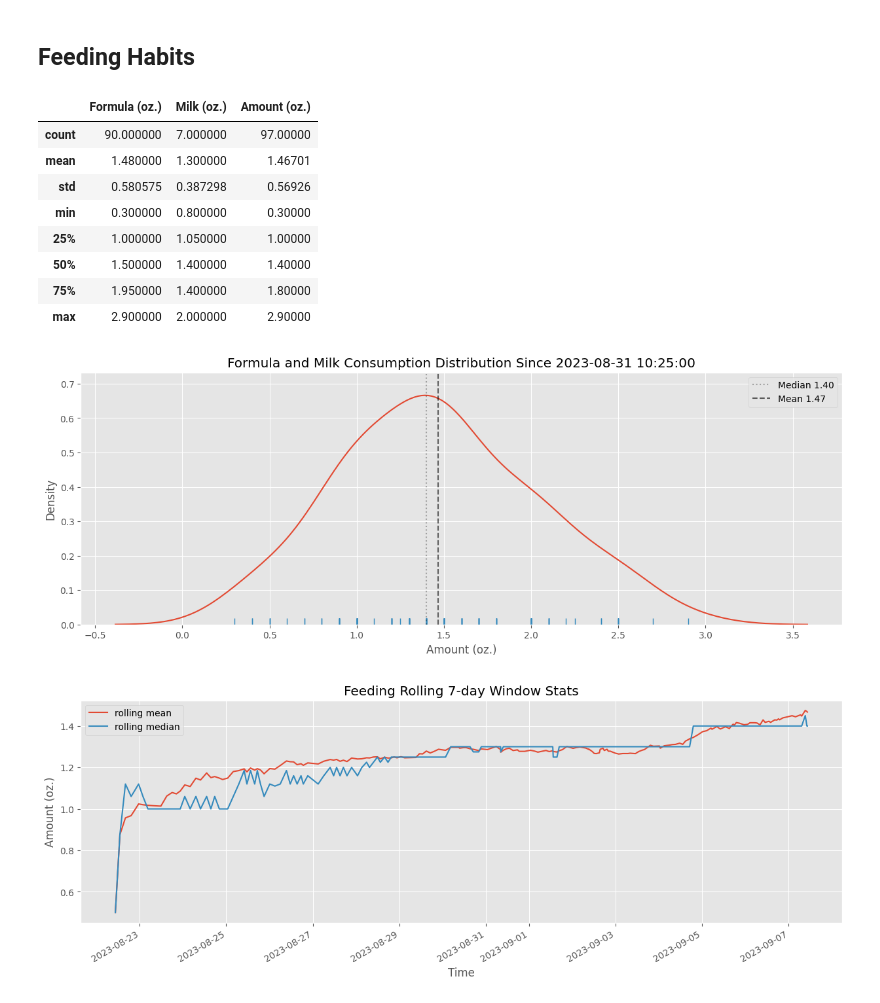
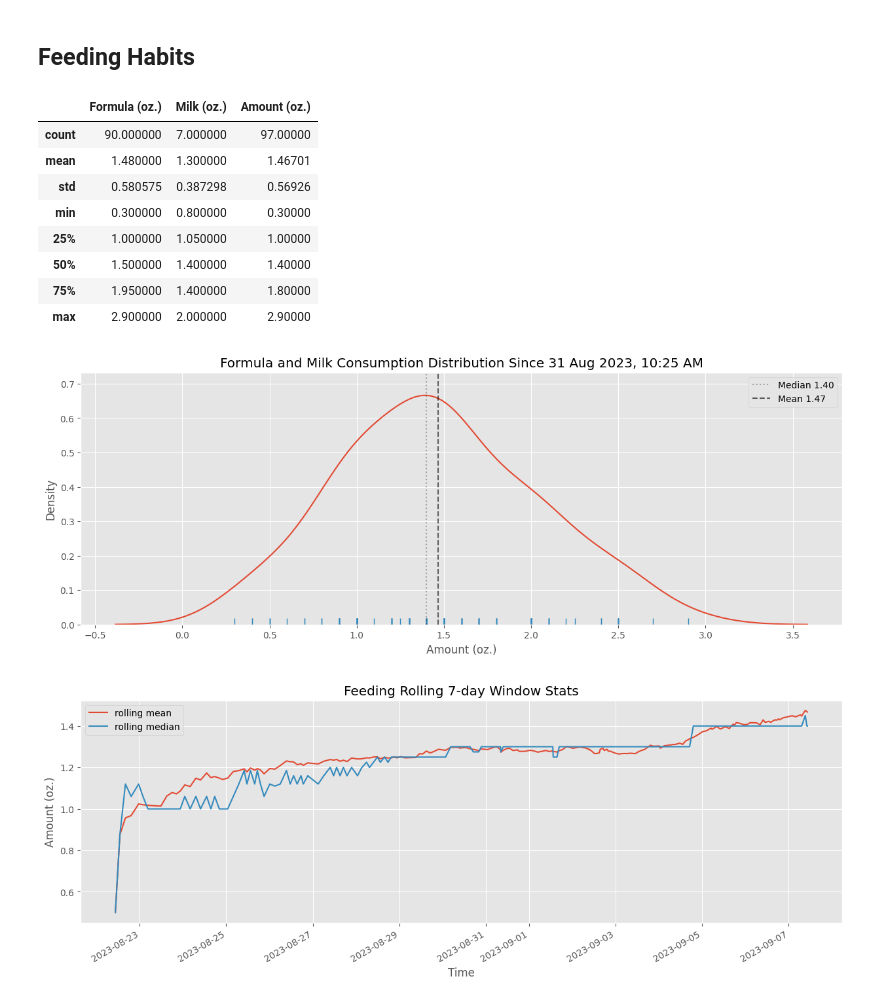
Before and after one commit to jgalloway42/andrews_baby_tracker, a Jupyter notebook: notebooks/andrews_data.ipynb, the cells around one changed output. Saved outputs shown, nothing was run; the diff lists cells and outputs as text; code cells hidden in the pictures.

```diff
--- a/notebooks/andrews_data.ipynb
+++ b/notebooks/andrews_data.ipynb
@@ -109,35 +106,36 @@ feeding_df = (pd.concat((get_data(files_dict['Andrew_formula']).rename(columns={
                         get_data(files_dict['Andrew_expressed']).rename(columns={'Amount (oz.)':'Milk (oz.)'})),axis=1)
                         .drop(columns=['Note'])
                         .assign(Amount = lambda x: x['Formula (oz.)'].fillna(x['Milk (oz.)']))
                         .rename(columns={'Amount':'Amount (oz.)'})
                         .sort_index())
 
 feeding_df['hour_of_day'] = [x.hour for x in feeding_df.index]
 start_date = (feeding_df.index[-1] - to_analyze)
 analysis_flt = feeding_df.index > start_date
 feeding_df['rolling mean'] = feeding_df['Amount (oz.)'].rolling(to_analyze).mean()
 feeding_df['rolling median'] = feeding_df['Amount (oz.)'].rolling(to_analyze).median()
 stats = feeding_df.loc[analysis_flt].describe()
 display(stats[['Formula (oz.)','Milk (oz.)','Amount (oz.)']])
 mean = stats.at['mean','Amount (oz.)']
 median = stats.at['50%','Amount (oz.)']
 ax=sns.kdeplot(data=feeding_df.loc[analysis_flt],x='Amount (oz.)')
 ax=sns.rugplot(data=feeding_df.loc[analysis_flt],x='Amount (oz.)',ax=ax)
 ax.axvline(median,color='k',linestyle='dotted',label=f'Median {median:0.2f}',alpha=0.3)
 ax.axvline(mean,color='k',linestyle='dashed',label=f'Mean {mean:0.2f}',alpha=0.6)
 ax.legend()
-_=ax.set_title(f'Formula and Milk Consumption Distribution Since {start_date}')
+s = datetime.strftime(start_date,'%d %b %Y, %I:%M %p')
+_=ax.set_title(f'Formula and Milk Consumption Distribution Since {s}')
 # %% [output]
 |  | Formula (oz.) | Milk (oz.) | Amount (oz.) |
 | count | 90.000000 | 7.000000 | 97.00000 |
 | mean | 1.480000 | 1.300000 | 1.46701 |
 | std | 0.580575 | 0.387298 | 0.56926 |
 | min | 0.300000 | 0.800000 | 0.30000 |
 | 25% | 1.000000 | 1.050000 | 1.00000 |
 | 50% | 1.500000 | 1.400000 | 1.40000 |
 | 75% | 1.950000 | 1.400000 | 1.80000 |
 | max | 2.900000 | 2.000000 | 2.90000 |
-[figure, old version]
+[figure, new version]
 # %%
 ax = feeding_df[['rolling mean','rolling median']].dropna().plot()
 ax.set_ylabel('Amount (oz.)')
```
Also changed, not shown: parts of 5 cells of this notebook.
